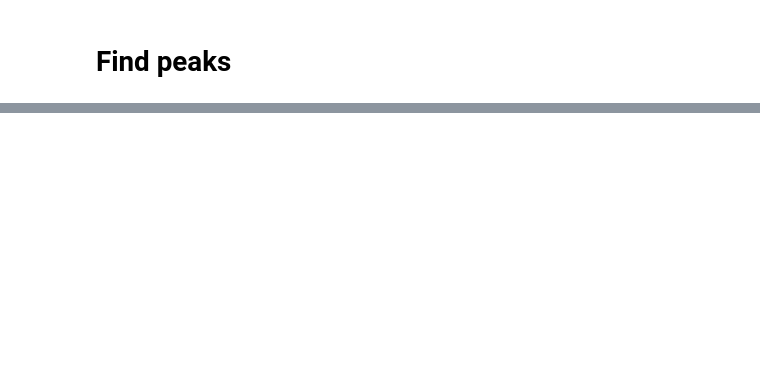
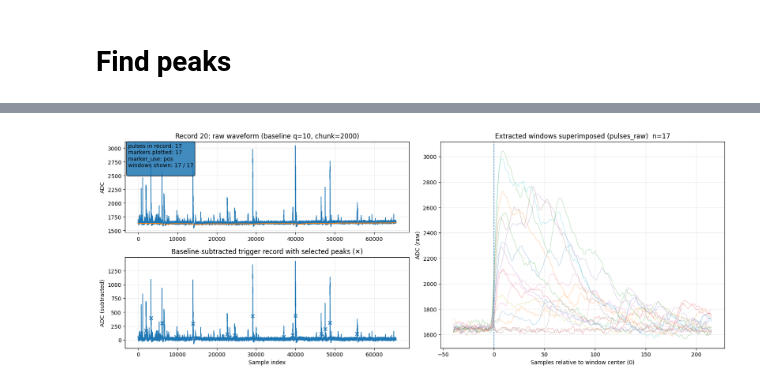
Before and after one commit to eberthol/PSD_GMVAE_Coldbox, a Jupyter notebook: data_eng/Peak_Selection.ipynb, the cells around one changed output, grey strips where cells are left out. Cells and saved outputs as stored; diff of their text form; code cells hidden in the pictures; blank space fills up the shorter version.

```diff
--- a/data_eng/Peak_Selection.ipynb
+++ b/data_eng/Peak_Selection.ipynb
@@ -748,0 +682,10 @@ pos = plot_peak_position_histogram(
+# %%
+plot_record_qc_from_pulse_ds(
+    X, pulse_ds,
+    record_index=20,
+    marker_use="pos",      # or "align_idx" / "peak_idx"
+    use_windows="raw",     # or "sub"
+    max_pulses_to_plot=200
+);
+# %% [output]
+[figure, added]
```
Also changed, not shown: parts of 20 cells of this notebook.
